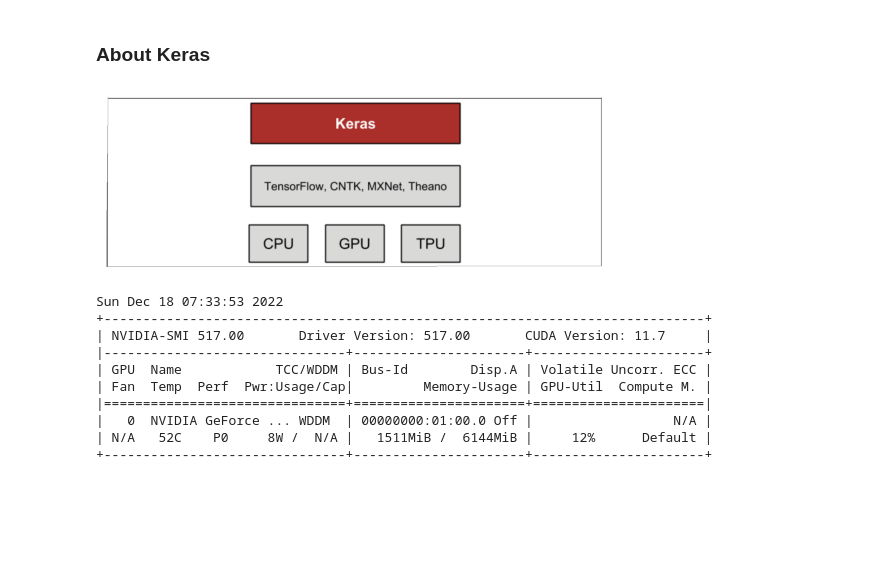
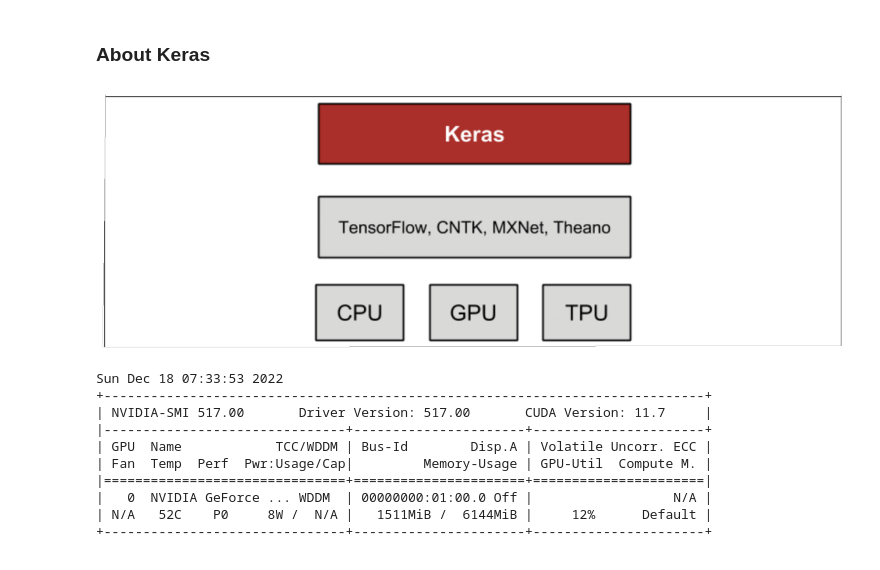
Before and after one commit to rubinkim/AdvancedDeepLearning, a Jupyter notebook: 1_3_MLP/mnist-sampler-131.ipynb, the cells around one changed output. Drawn from its saved outputs; the diff is of its cells as text; code cells hidden in the pictures; blank space fills up the shorter version.

```diff
--- a/1_3_MLP/mnist-sampler-131.ipynb
+++ b/1_3_MLP/mnist-sampler-131.ipynb
@@ -65,10 +65,11 @@ image_mp[0].shape
 # %% [markdown]
 ### About Keras
 # %%
+plt.figure(figsize=(15, 5))
 image_mp = mpimg.imread("../Image/keras_tf_gpu.png", "png")
 plt.imshow(image_mp)
 plt.axis("off")
 plt.show()
 # %% [output]
-[figure, old version]
+[figure, new version]
 # %%
```
Also changed, not shown: parts of 6 cells of this notebook, 2 other files.
